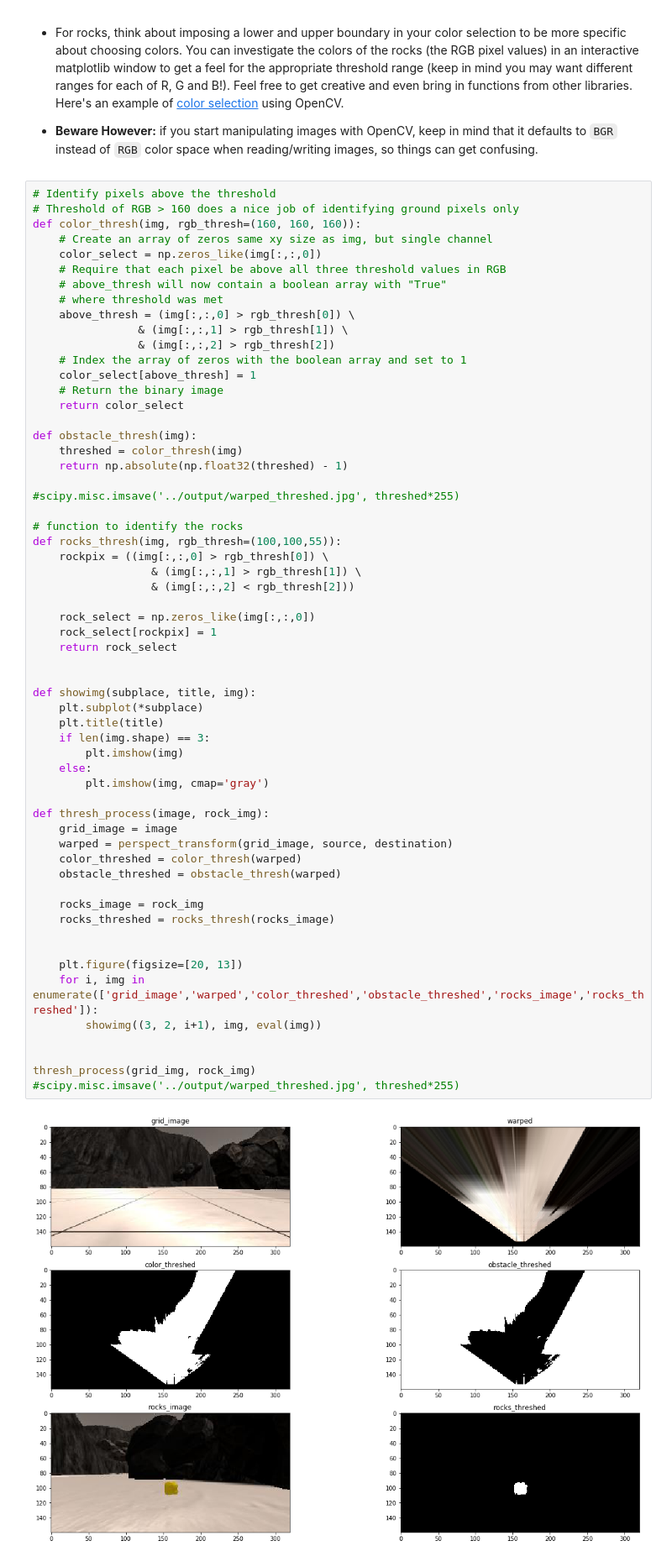
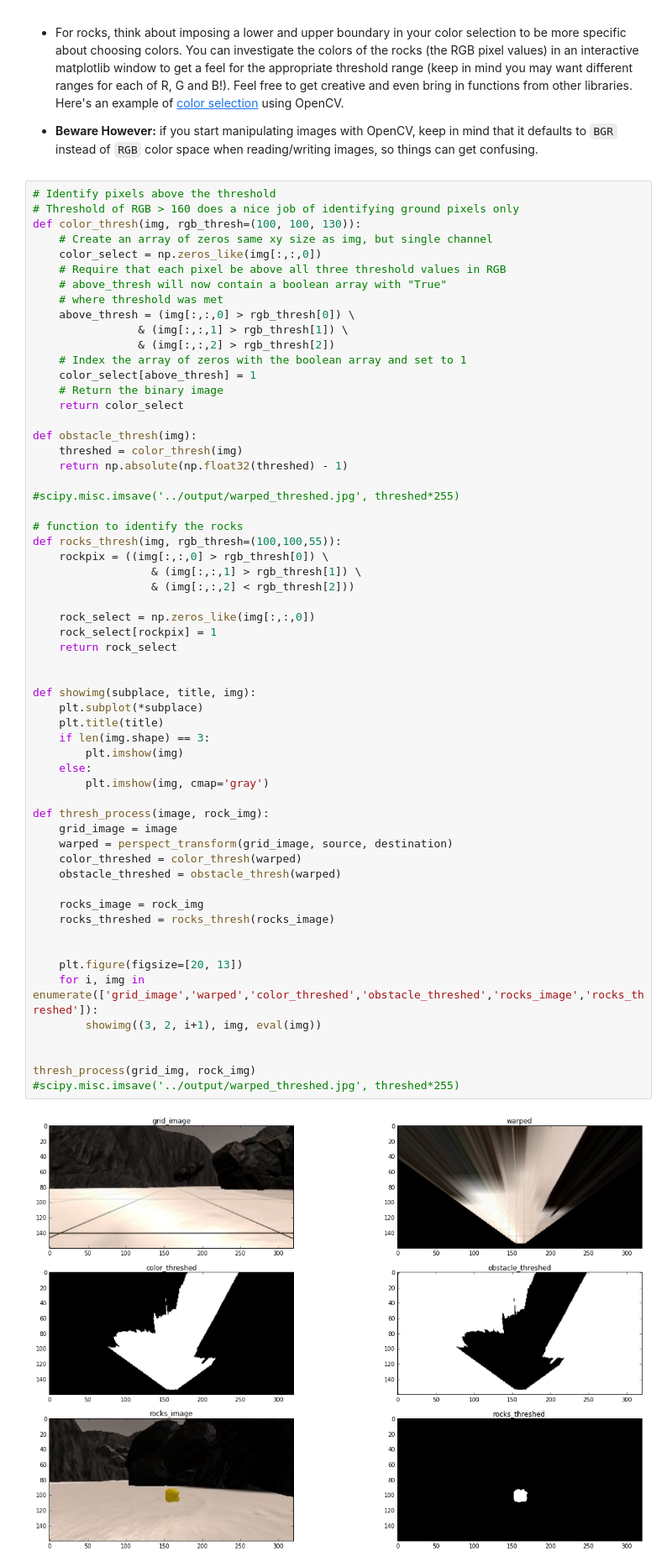
Before and after one commit to jorcus/RoboND-Rover, a Jupyter notebook: code/Rover_Project_Test_Notebook.ipynb, the cells around one changed output. Shown at 84% size. Cells and saved outputs as stored; diff of their text form.

```diff
--- a/code/Rover_Project_Test_Notebook.ipynb
+++ b/code/Rover_Project_Test_Notebook.ipynb
@@ -123,7 +123,7 @@ Define the color thresholding function from the lesson and apply it to the warpe
 # %%
 # Identify pixels above the threshold
 # Threshold of RGB > 160 does a nice job of identifying ground pixels only
-def color_thresh(img, rgb_thresh=(160, 160, 160)):
+def color_thresh(img, rgb_thresh=(100, 100, 130)):
     # Create an array of zeros same xy size as img, but single channel
     color_select = np.zeros_like(img[:,:,0])
     # Require that each pixel be above all three threshold values in RGB
@@ -153,34 +153,34 @@ def rocks_thresh(img, rgb_thresh=(100,100,55)):
     rock_select[rockpix] = 1
     return rock_select
 
 
 def showimg(subplace, title, img):
     plt.subplot(*subplace)
     plt.title(title)
     if len(img.shape) == 3:
         plt.imshow(img)
     else:
         plt.imshow(img, cmap='gray')
 
 def thresh_process(image, rock_img):
     grid_image = image
     warped = perspect_transform(grid_image, source, destination)
     color_threshed = color_thresh(warped)
     obstacle_threshed = obstacle_thresh(warped)
 
     rocks_image = rock_img
     rocks_threshed = rocks_thresh(rocks_image)
 
 
     plt.figure(figsize=[20, 13])
     for i, img in enumerate(['grid_image','warped','color_threshed','obstacle_threshed','rocks_image','rocks_threshed']):
         showimg((3, 2, i+1), img, eval(img))
 
 
 thresh_process(grid_img, rock_img)
 #scipy.misc.imsave('../output/warped_threshed.jpg', threshed*255)
 # %% [output]
-[figure, old version]
+[figure, new version]
 # %% [markdown]
 ## Coordinate Transformations
 Define the functions used to do coordinate transforms and apply them to an image.
```
Also changed, not shown: parts of 6 cells of this notebook, 4 other files.
